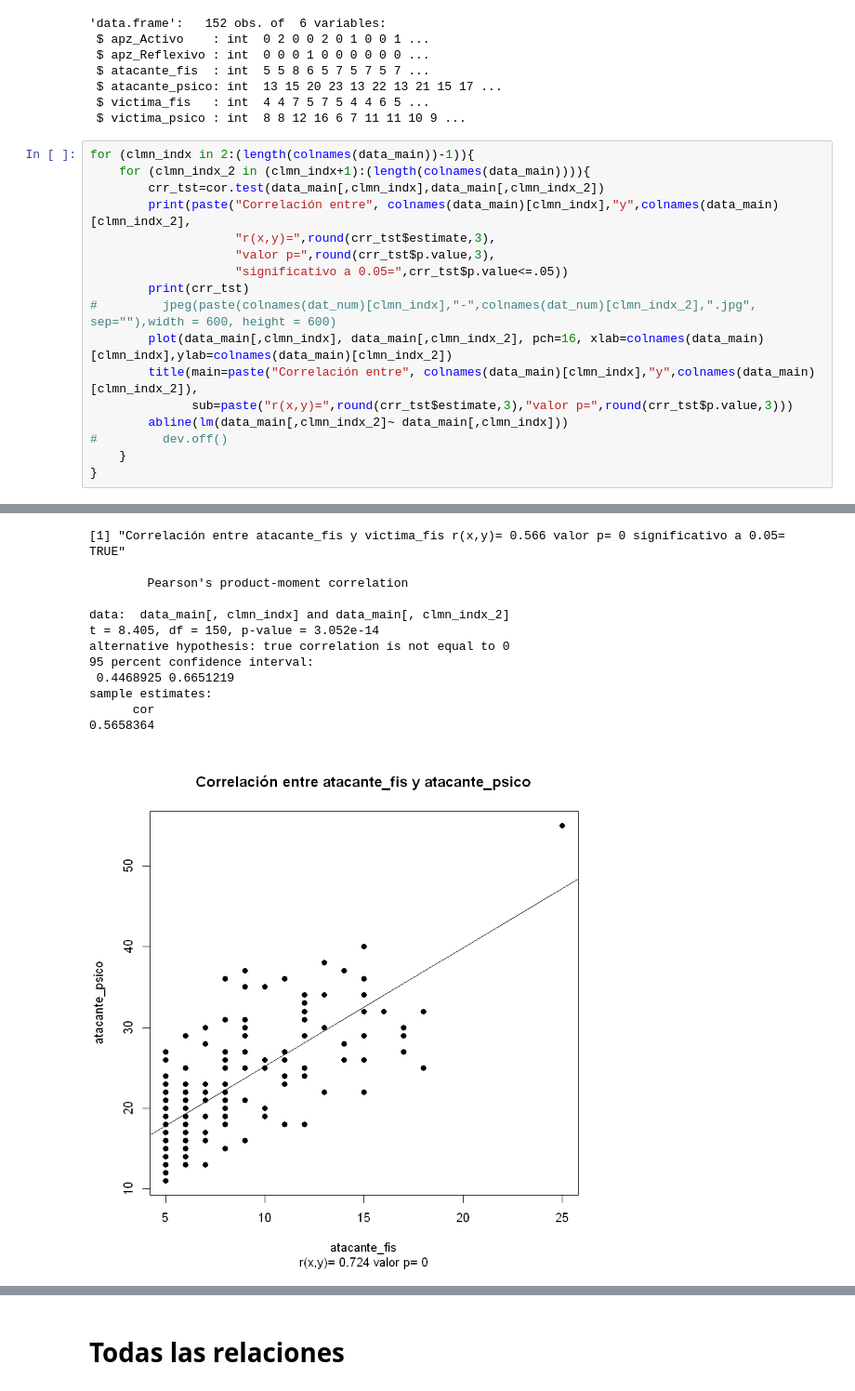
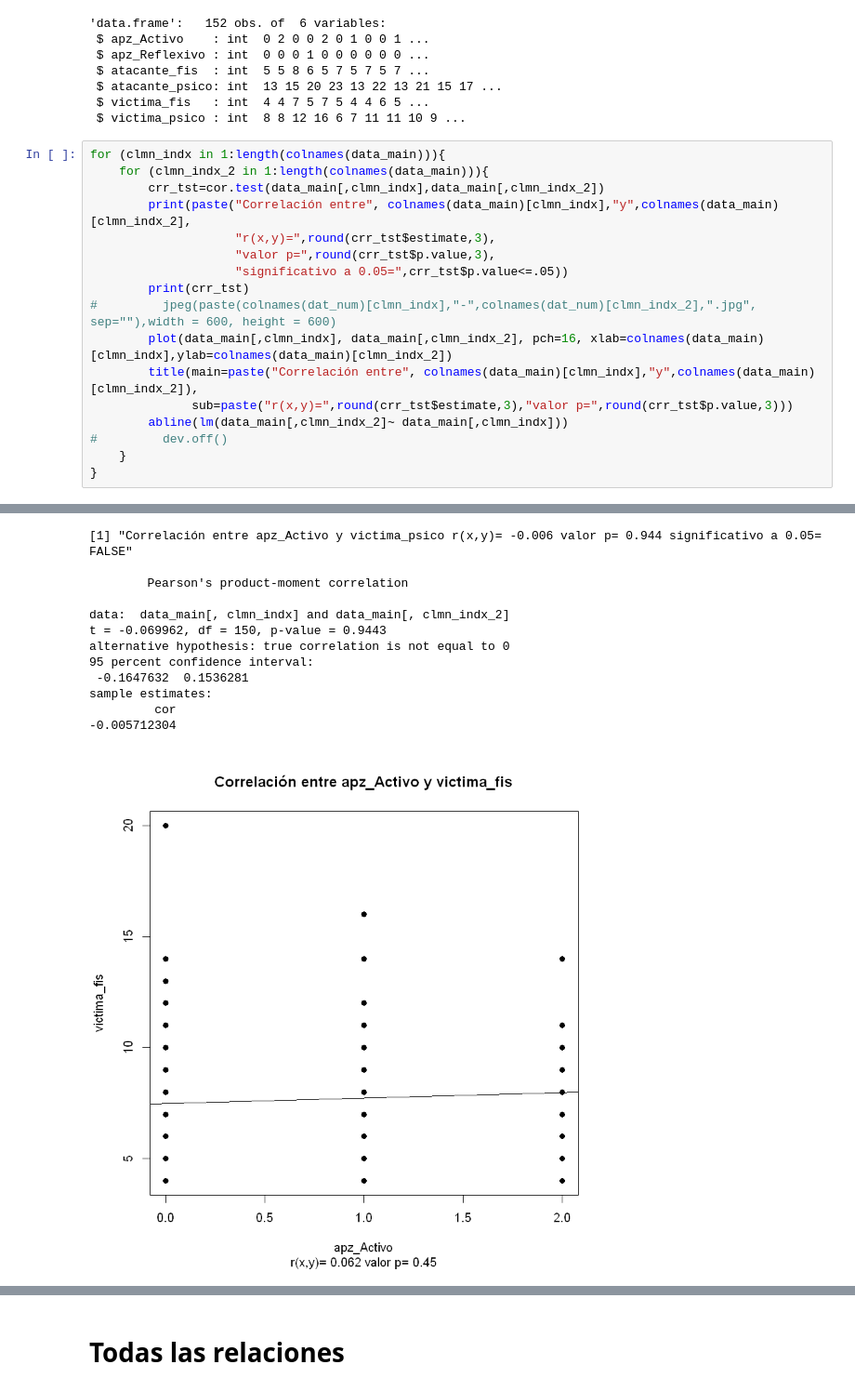
Before and after one commit to Yagwar/Proyectos, a Jupyter notebook: estadisticos_LeTorr.ipynb, the cells around one changed output, grey strips where cells are left out. Shown at 93% size. Saved outputs shown, nothing was run; the diff lists cells and outputs as text.

```diff
--- a/estadisticos_LeTorr.ipynb
+++ b/estadisticos_LeTorr.ipynb
@@ -70,8 +70,8 @@ str(data_main)
  $ victima_fis   : int  4 4 7 5 7 5 4 4 6 5 ...
  $ victima_psico : int  8 8 12 16 6 7 11 11 10 9 ...
 # %%
-for (clmn_indx in 2:(length(colnames(data_main))-1)){
-    for (clmn_indx_2 in (clmn_indx+1):(length(colnames(data_main)))){
+for (clmn_indx in 1:length(colnames(data_main))){
+    for (clmn_indx_2 in 1:length(colnames(data_main))){
         crr_tst=cor.test(data_main[,clmn_indx],data_main[,clmn_indx_2])
         print(paste("Correlación entre", colnames(data_main)[clmn_indx],"y",colnames(data_main)[clmn_indx_2],
                     "r(x,y)=",round(crr_tst$estimate,3),
@@ -147,13 +147,13 @@ sample estimates:
-[1] "Correlación entre atacante_fis y victima_fis r(x,y)= 0.566 valor p= 0 significativo a 0.05= TRUE"
+[1] "Correlación entre apz_Activo y victima_psico r(x,y)= -0.006 valor p= 0.944 significativo a 0.05= FALSE"
 
         Pearson's product-moment correlation
 
 data:  data_main[, clmn_indx] and data_main[, clmn_indx_2]
-t = 8.405, df = 150, p-value = 3.052e-14
+t = -0.069962, df = 150, p-value = 0.9443
 alternative hypothesis: true correlation is not equal to 0
 95 percent confidence interval:
- 0.4468925 0.6651219
+ -0.1647632  0.1536281
 sample estimates:
-      cor
-0.5658364
+         cor
+-0.005712304
-[figure, old version]
+[figure, new version]
```
Also changed, not shown: parts of 1 cell of this notebook.
